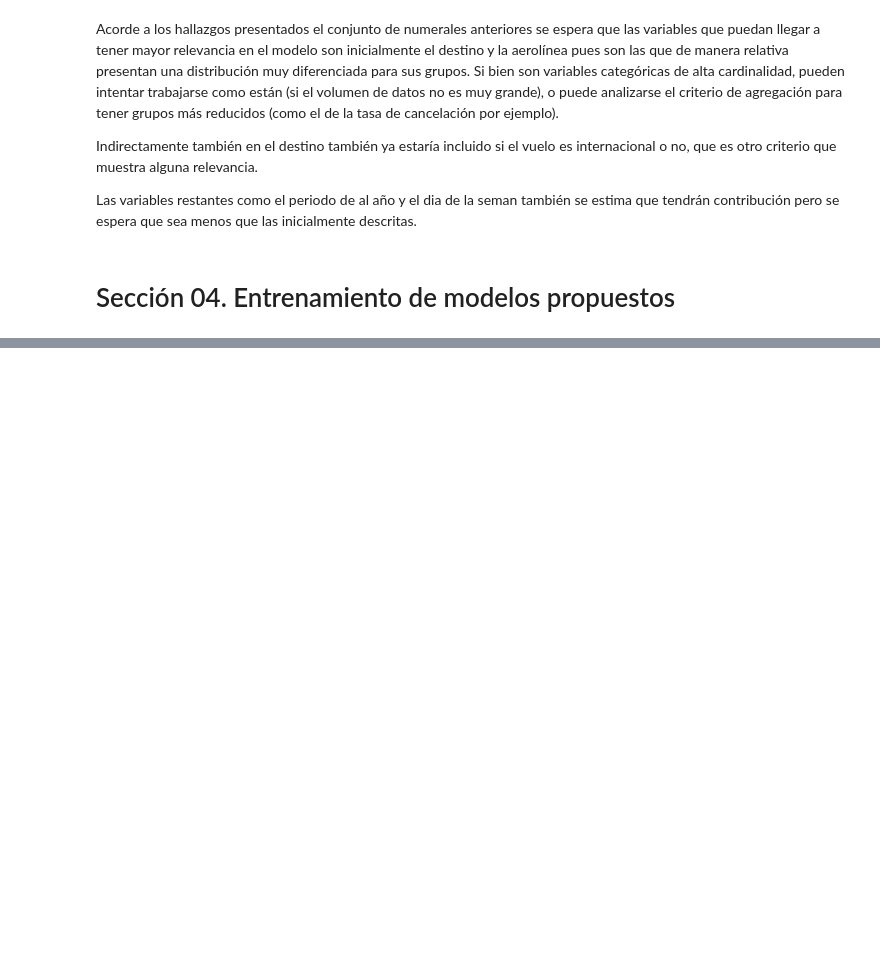
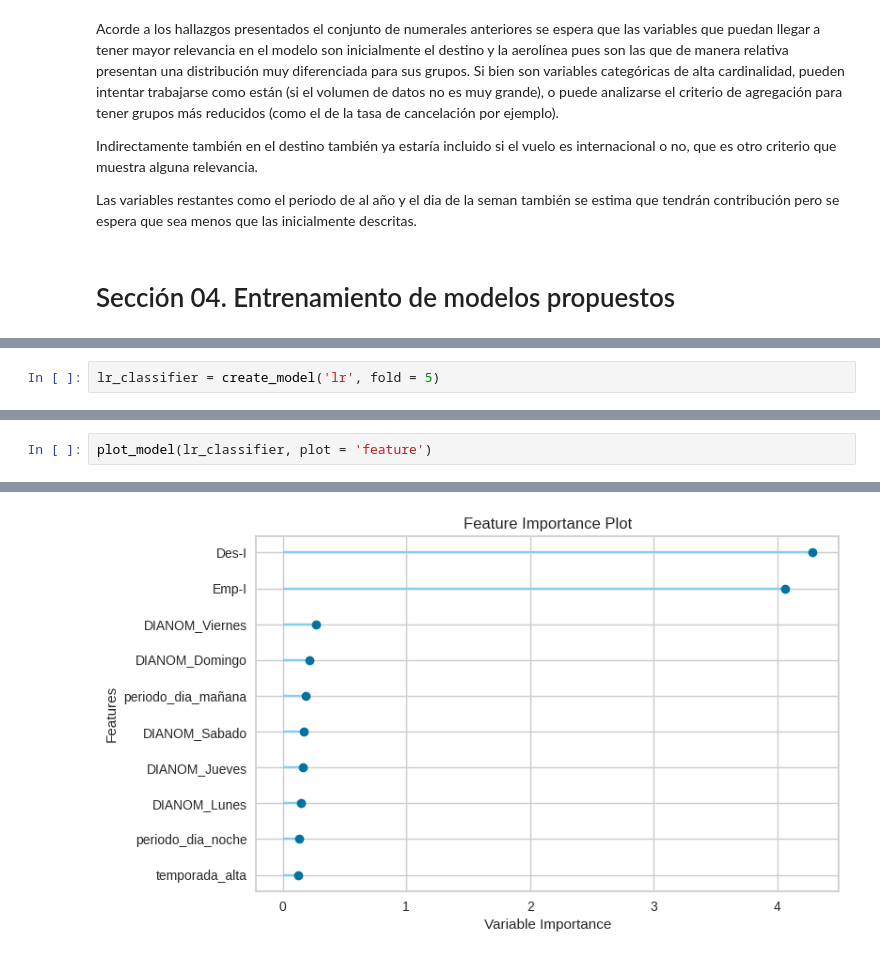
Before and after one commit to alexandergribenchenko/DS_LATAM_Test, a Jupyter notebook: solution.ipynb, the cells around one changed output, grey strips where cells are left out. Drawn from its saved outputs; the diff is of its cells as text; blank space fills up the shorter version.

```diff
--- a/solution.ipynb
+++ b/solution.ipynb
@@ -555,0 +771,2 @@ Las variables restantes como el periodo de al año y el dia de la seman también
+# %%
+lr_classifier = create_model('lr', fold = 5)
@@ -555,0 +785,3 @@ Las variables restantes como el periodo de al año y el dia de la seman también
+# %%
+plot_model(lr_classifier, plot = 'feature')
+# %% [output]
@@ -555,0 +789 @@ Las variables restantes como el periodo de al año y el dia de la seman también
+[figure, added]
```
Also changed, not shown: parts of 37 cells of this notebook.
